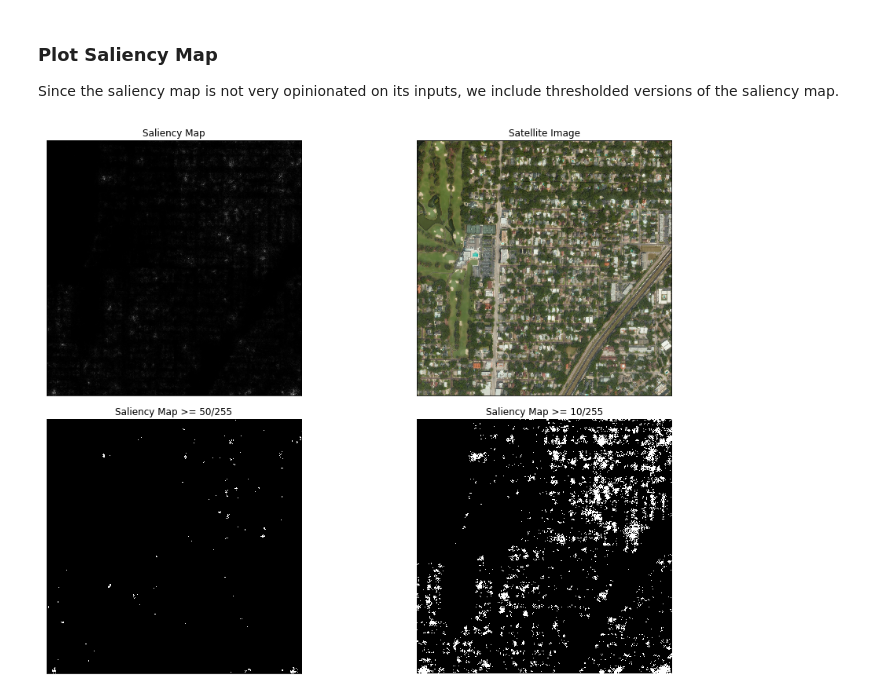
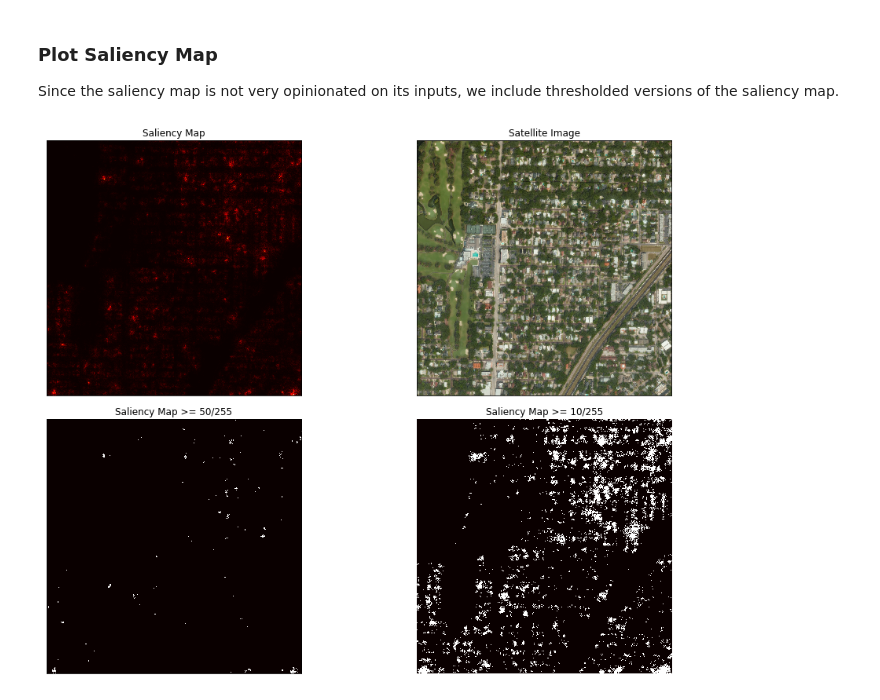
Before and after one commit to ngundotra/urban3dchallenge, a Jupyter notebook: albu/src/SaliencyMap.ipynb, the cells around one changed output. Saved outputs shown, nothing was run; the diff lists cells and outputs as text; code cells hidden in the pictures.

```diff
--- a/albu/src/SaliencyMap.ipynb
+++ b/albu/src/SaliencyMap.ipynb
@@ -43,25 +43,25 @@ Since the saliency map is not very opinionated on its inputs, we include thresho
 # %%
 def plot_saliency(sal, img, thresh=[127, 10]):
     fig, ax = plt.subplots(ncols=2,figsize=(15,10), nrows=2)
     plt.axis("off")
     ul, ur = ax[0]
     ll, lr = ax[1]
-    ul.imshow(sal, cmap='gray')
+    ul.imshow(sal, cmap='hot')
     ul.set_title("Saliency Map")
     ur.imshow(img)
     ur.set_title("Satellite Image")
 
-    ll.imshow(cv2.threshold(sal,thresh[0],255,0)[1], cmap='gray')
+    ll.imshow(cv2.threshold(sal,thresh[0],255,0)[1], cmap='hot')
     ll.set_title(f"Saliency Map >= {thresh[0]}/255")
-    lr.imshow(cv2.threshold(sal,thresh[1],255,0)[1], cmap='gray')
+    lr.imshow(cv2.threshold(sal,thresh[1],255,0)[1], cmap='hot')
     lr.set_title(f"Saliency Map >= {thresh[1]}/255")
 
     for a in [ul, ur, ll, lr]:
         a.set_xticks([])
         a.set_yticks([])
     fig.tight_layout()
     return fig, ax
 sal = (255 * get_saliency_big(model, input_tensor, lbl)).astype(np.uint8)
 fig, ax = plot_saliency(sal, img, thresh=[50, 10])
 # %% [output]
-[figure, old version]
+[figure, new version]
```
Also changed, not shown: 1 other file.
